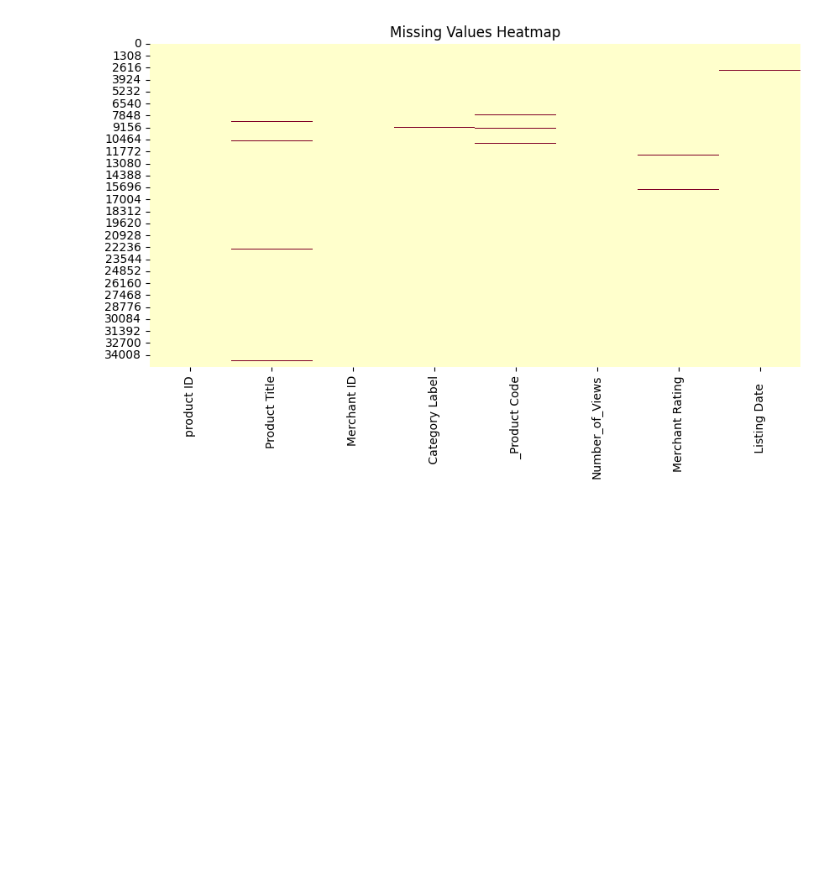
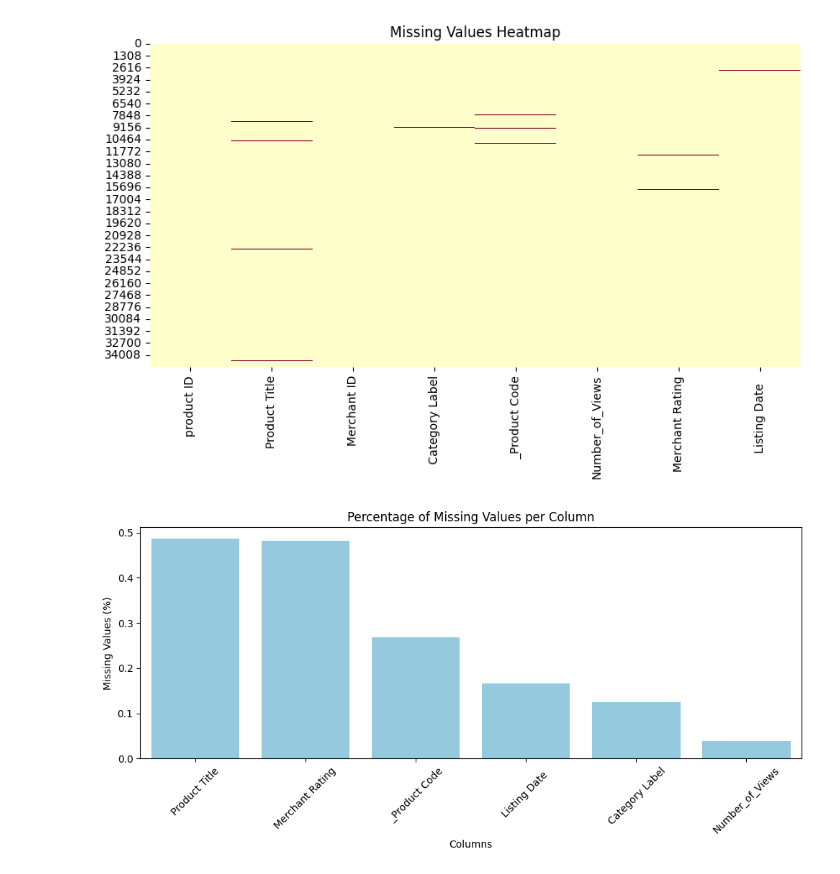
Before and after one commit to Cerasela-b/ml-product-category-classifier, a Jupyter notebook: notebook/category_classifier_analysis.ipynb, the cells around one changed output. Saved outputs shown, nothing was run; the diff lists cells and outputs as text; code cells hidden in the pictures; blank space fills up the shorter version.

```diff
--- a/notebook/category_classifier_analysis.ipynb
+++ b/notebook/category_classifier_analysis.ipynb
@@ -94,3 +94,21 @@ plt.title("Missing Values Heatmap")
 plt.show()
 # %% [output]
 [figure]
+# %%
+# Visualize missing data per column using barplot
+missing_percent = df.isna().mean() * 100
+missing_percent = missing_percent[missing_percent > 0].sort_values(ascending=False)
+
+plt.figure(figsize=(10,5))
+sns.barplot(x=missing_percent.index, y=missing_percent.values, color="skyblue")
+plt.xlabel("Columns")
+plt.ylabel("Missing Values (%)")
+plt.title("Percentage of Missing Values per Column")
+plt.xticks(rotation=45)
+
+
+
+plt.tight_layout()
+plt.show()
+# %% [output]
+[figure, added]
```
Also changed, not shown: parts of 2 cells of this notebook.
